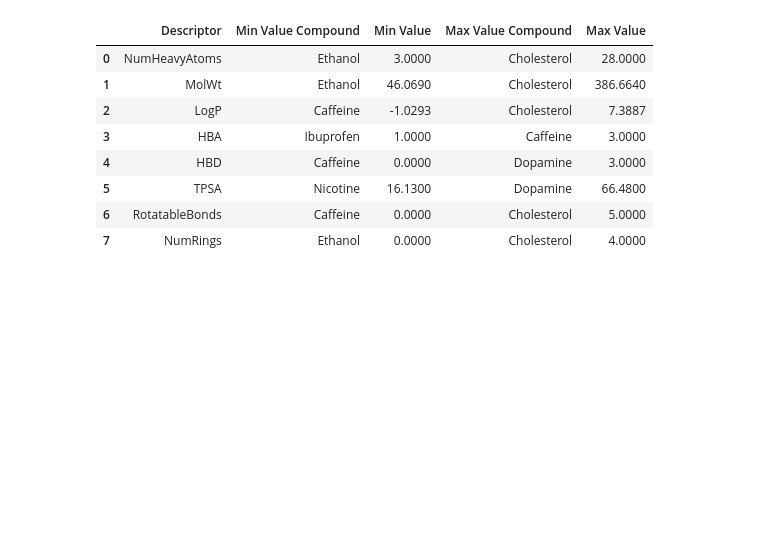
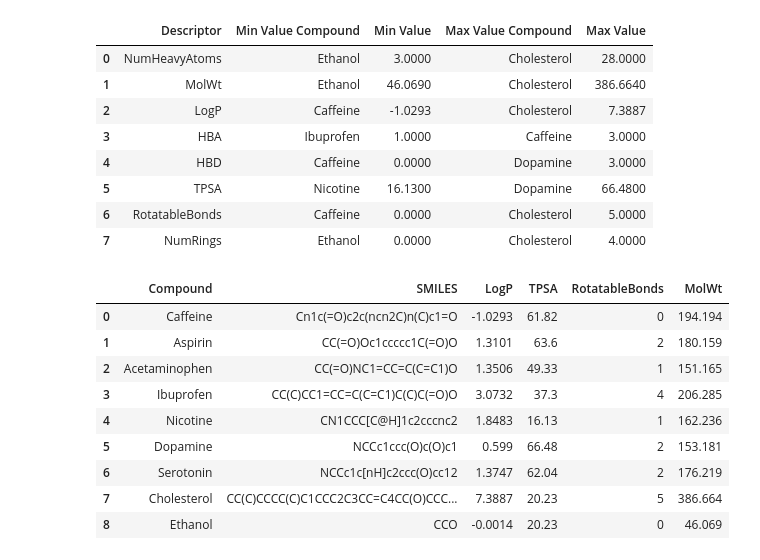
Before and after one commit to briskicedteaa/rdkit-cheminformatics-notebooks-, a Jupyter notebook: 02_Molecular_Descriptor_Analysis.ipynb, the cells around one changed output. Drawn from its saved outputs; the diff is of its cells as text; code cells hidden in the pictures; blank space fills up the shorter version.

Commit message:
drop a bunch of columns

```diff
--- a/02_Molecular_Descriptor_Analysis.ipynb
+++ b/02_Molecular_Descriptor_Analysis.ipynb
@@ -155,3 +155,46 @@ display(summary_df)
 | 5 | TPSA | Nicotine | 16.1300 | Dopamine | 66.4800 |
 | 6 | RotatableBonds | Caffeine | 0.0000 | Cholesterol | 5.0000 |
 | 7 | NumRings | Ethanol | 0.0000 | Cholesterol | 4.0000 |
+# %%
+from rdkit import Chem
+from rdkit.Chem import Descriptors
+
+df['LogP'] = None
+df['TPSA'] = None
+df['RotatableBonds'] = None
+df['MolWt'] = None
+
+for index, row in df.iterrows():
+  compound_name = row['Compound']
+  smiles_string = row['SMILES']
+
+  mol = Chem.MolFromSmiles(smiles_string)
+  if mol:
+    logp = Descriptors.MolLogP(mol)
+    tpsa = Descriptors.TPSA(mol)
+    MolWt = Descriptors.MolWt(mol)
+    rot_bonds = Descriptors.NumRotatableBonds(mol)
+
+    df.loc[index, 'LogP'] = logp
+    df.loc[index, 'TPSA'] = tpsa
+    df.loc[index, 'RotatableBonds'] = rot_bonds
+    df.loc[index, 'MolWt'] = MolWt
+
+  else:
+    print(f"Compound {compound_name} (SMILES: {smiles_string}): Invalid SMILES string")
+    df.loc[index, 'Parsing Succesful?'] = False
+
+df.drop(columns = ['HBA', 'HBD', 'NumHeavyAtoms', 'NumRings', 'Parsing Succesful?'], inplace = True)
+
+display(df)
+# %% [output]
+|  | Compound | SMILES | LogP | TPSA | RotatableBonds | MolWt |
+| 0 | Caffeine | Cn1c(=O)c2c(ncn2C)n(C)c1=O | -1.0293 | 61.82 | 0 | 194.194 |
+| 1 | Aspirin | CC(=O)Oc1ccccc1C(=O)O | 1.3101 | 63.6 | 2 | 180.159 |
+| 2 | Acetaminophen | CC(=O)NC1=CC=C(C=C1)O | 1.3506 | 49.33 | 1 | 151.165 |
+| 3 | Ibuprofen | CC(C)CC1=CC=C(C=C1)C(C)C(=O)O | 3.0732 | 37.3 | 4 | 206.285 |
+| 4 | Nicotine | CN1CCC[C@H]1c2cccnc2 | 1.8483 | 16.13 | 1 | 162.236 |
+| 5 | Dopamine | NCCc1ccc(O)c(O)c1 | 0.599 | 66.48 | 2 | 153.181 |
+| 6 | Serotonin | NCCc1c[nH]c2ccc(O)cc12 | 1.3747 | 62.04 | 2 | 176.219 |
+| 7 | Cholesterol | CC(C)CCCC(C)C1CCC2C3CC=C4CC(O)CCC... | 7.3887 | 20.23 | 5 | 386.664 |
+| 8 | Ethanol | CCO | -0.0014 | 20.23 | 0 | 46.069 |
```
